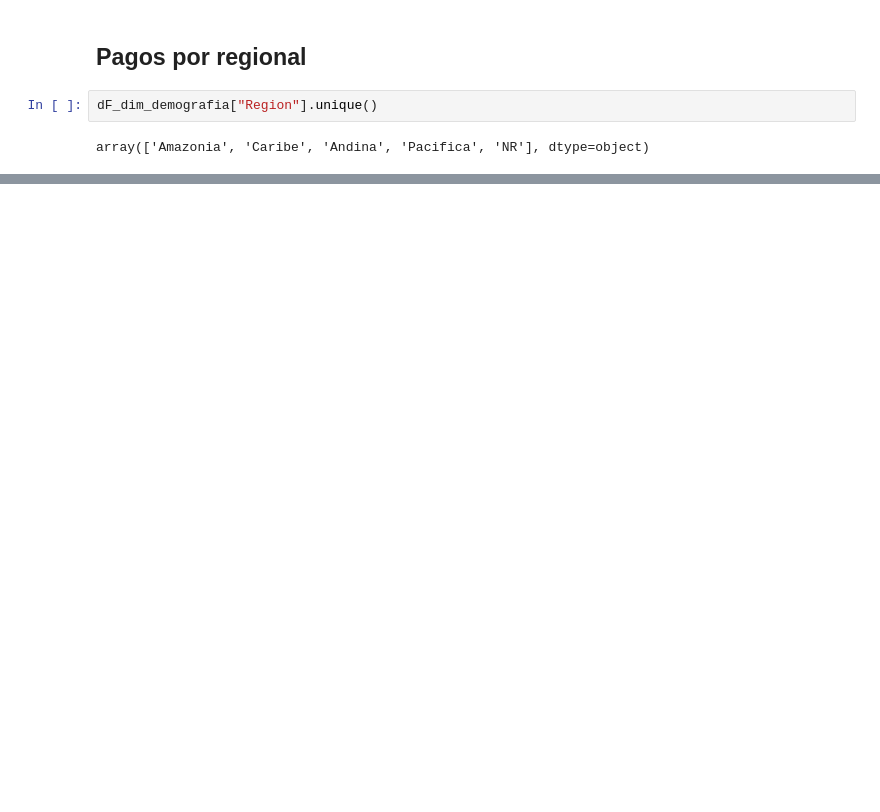
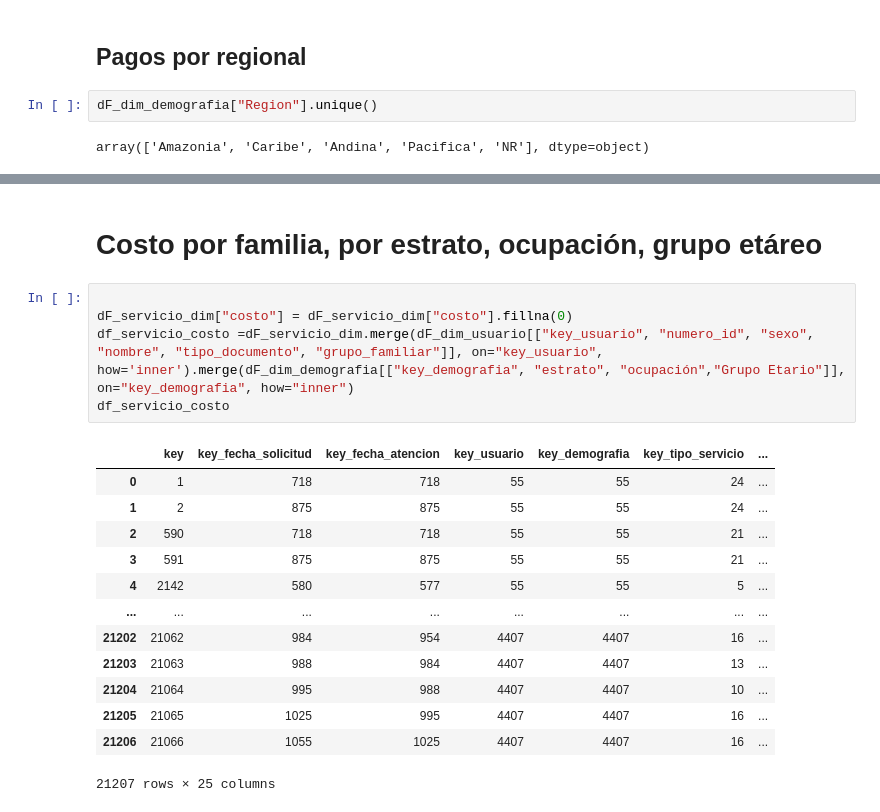
Before and after one commit to Jujo2040751/Proyecto-DataScience, a Jupyter notebook: proy.ipynb, the cells around one changed output, grey strips where cells are left out. Saved outputs shown, nothing was run; the diff lists cells and outputs as text; blank space fills up the shorter version.

Commit message:
Costo por familia

```diff
--- a/proy.ipynb
+++ b/proy.ipynb
@@ -556,3 +557,24 @@ Pagos de la region: Amazonia
 | 2006 | 0 | 1845134 | 5223695 | 6343416 | 8731093 | 10624133 | 13872182 | 15416051 | 16560163 | 17044954 | ... |
 | 2007 | 20471316 | 21899996 | 22242184 | 24733401 | 27346684 | 29227234 | 30276463 | 32825584 | 32056929 | 33106322 | ... |
 | 2008 | 34710380 | 34083235 | 33951175 | 33845542 | 33753357 | 33336281 | 33419961 | 33255866 | 33243161 | 33248826 | ... |
+# %% [markdown]
+<h1><strong>Costo por familia, por estrato, ocupación, grupo etáreo
+# %%
+
+dF_servicio_dim["costo"] = dF_servicio_dim["costo"].fillna(0)
+df_servicio_costo =dF_servicio_dim.merge(dF_dim_usuario[["key_usuario", "numero_id", "sexo", "nombre", "tipo_documento", "grupo_familiar"]], on="key_usuario",  how='inner').merge(dF_dim_demografia[["key_demografia", "estrato", "ocupación","Grupo Etario"]], on="key_demografia", how="inner")
+df_servicio_costo
+# %% [output]
+|  | key | key_fecha_solicitud | key_fecha_atencion | key_usuario | key_demografia | key_tipo_servicio | ... |
+| 0 | 1 | 718 | 718 | 55 | 55 | 24 | ... |
+| 1 | 2 | 875 | 875 | 55 | 55 | 24 | ... |
+| 2 | 590 | 718 | 718 | 55 | 55 | 21 | ... |
+| 3 | 591 | 875 | 875 | 55 | 55 | 21 | ... |
+| 4 | 2142 | 580 | 577 | 55 | 55 | 5 | ... |
+| ... | ... | ... | ... | ... | ... | ... | ... |
+| 21202 | 21062 | 984 | 954 | 4407 | 4407 | 16 | ... |
+| 21203 | 21063 | 988 | 984 | 4407 | 4407 | 13 | ... |
+| 21204 | 21064 | 995 | 988 | 4407 | 4407 | 10 | ... |
+| 21205 | 21065 | 1025 | 995 | 4407 | 4407 | 16 | ... |
+| 21206 | 21066 | 1055 | 1025 | 4407 | 4407 | 16 | ... |
+21207 rows × 25 columns
```
Also changed, not shown: parts of 11 cells of this notebook.
